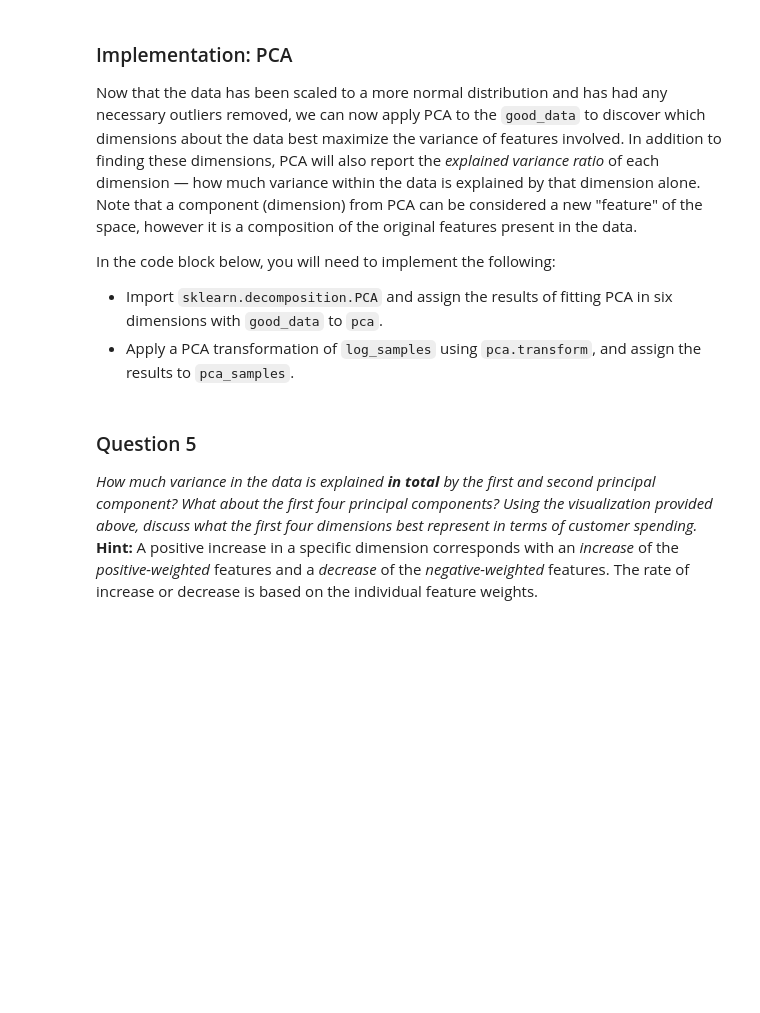
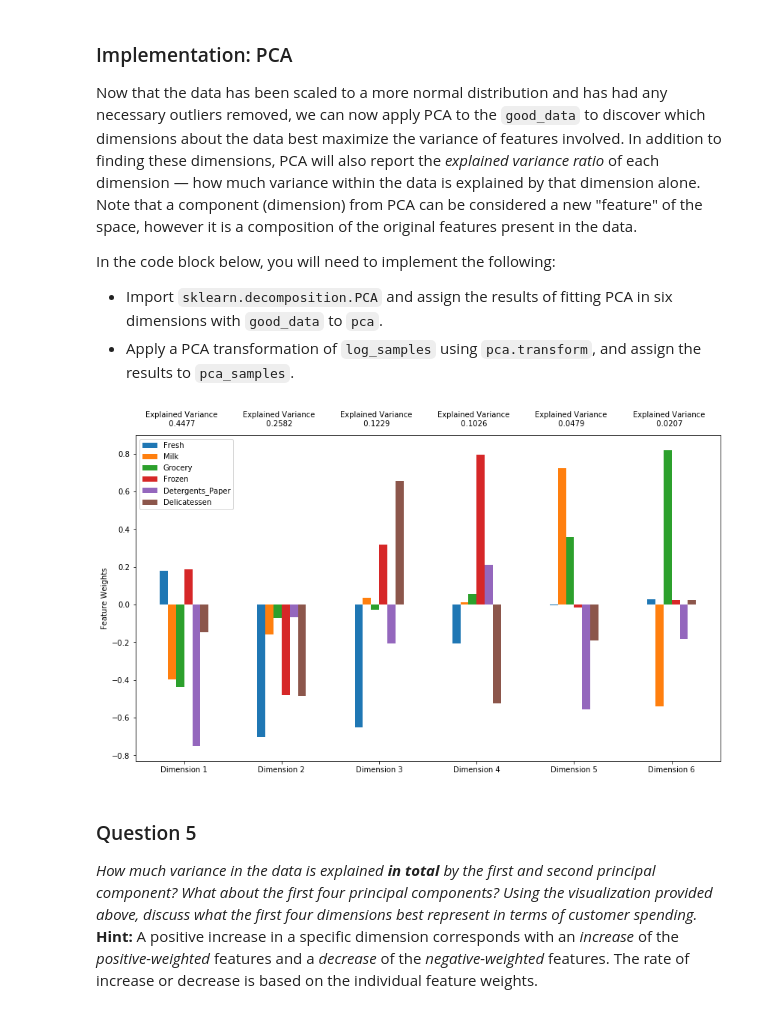
Before and after one commit to stopachka/machine-learning, a Jupyter notebook: projects/customer_segments/customer_segments.ipynb, the cells around one changed output. Drawn from its saved outputs; the diff is of its cells as text; code cells hidden in the pictures; blank space fills up the shorter version.

```diff
--- a/projects/customer_segments/customer_segments.ipynb
+++ b/projects/customer_segments/customer_segments.ipynb
@@ -188,22 +197,23 @@ Once you have performed this implementation, the dataset will be stored in the v
 # %%
 # For each feature find the data points with extreme high or low values
 for feature in log_data.keys():
+    ft = log_data[feature]
 
     # TODO: Calculate Q1 (25th percentile of the data) for the given feature
-    Q1 = None
+    Q1 = np.percentile(ft, 25)
 
     # TODO: Calculate Q3 (75th percentile of the data) for the given feature
-    Q3 = None
+    Q3 = np.percentile(ft, 75)
 
     # TODO: Use the interquartile range to calculate an outlier step (1.5 times the interquartile range)
-    step = None
+    step = 1.5 * (Q3 - Q1)
 
     # Display the outliers
     print "Data points considered outliers for the feature '{}':".format(feature)
     display(log_data[~((log_data[feature] >= Q1 - step) & (log_data[feature] <= Q3 + step))])
 
 # OPTIONAL: Select the indices for data points you wish to remove
-outliers  = []
+outliers  = [65, 66, 75, 128, 154, 183, 325, 86]
 
 # Remove the outliers, if any were specified
 good_data = log_data.drop(log_data.index[outliers]).reset_index(drop = True)
@@ -224,14 +307,18 @@ In the code block below, you will need to implement the following:
  - Import `sklearn.decomposition.PCA` and assign the results of fitting PCA in six dimensions with `good_data` to `pca`.
  - Apply a PCA transformation of `log_samples` using `pca.transform`, and assign the results to `pca_samples`.
 # %%
+from sklearn.decomposition import PCA
+
 # TODO: Apply PCA by fitting the good data with the same number of dimensions as features
-pca = None
+pca = PCA(n_components=good_data.shape[1]).fit(good_data)
 
 # TODO: Transform log_samples using the PCA fit above
-pca_samples = None
+pca_samples = pca.transform(log_samples)
 
 # Generate PCA results plot
 pca_results = vs.pca_results(good_data, pca)
+# %% [output]
+[figure, added]
 # %% [markdown]
 ### Question 5
 *How much variance in the data is explained* ***in total*** *by the first and second principal component? What about the first four principal components? Using the visualization provided above, discuss what the first four dimensions best represent in terms of customer spending.*
```
Also changed, not shown: parts of 23 cells of this notebook.
